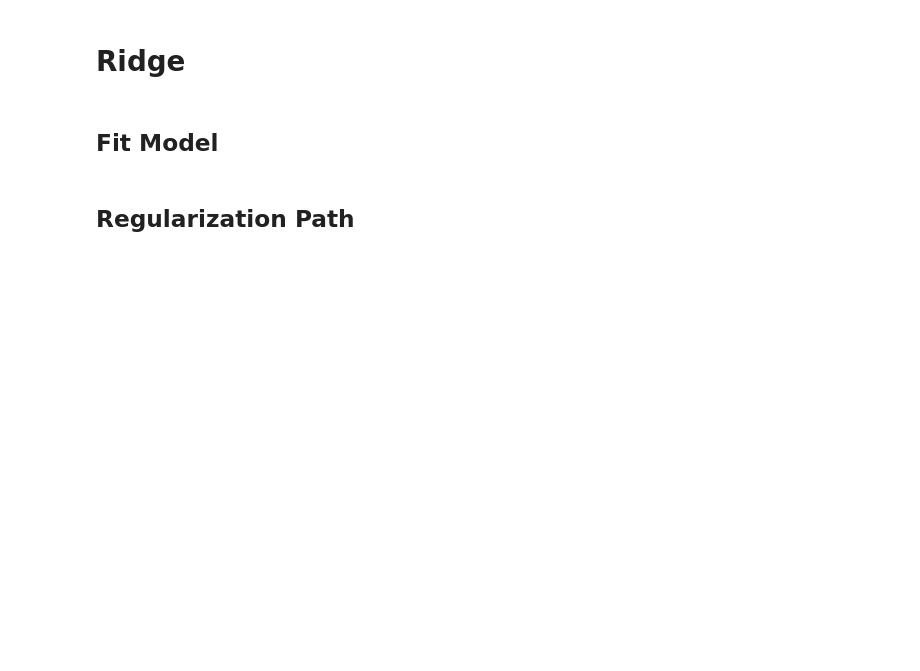
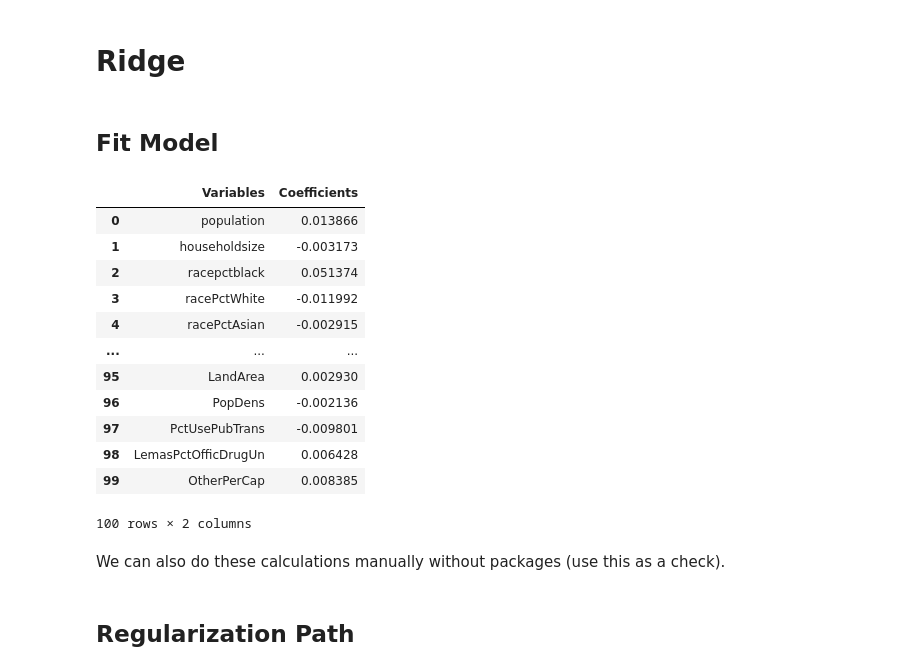
Before and after one commit to dimitris-markopoulos/CrimePredictor-ML, a Jupyter notebook: 2_ElasticNet.ipynb, the cells around one changed output. Cells and saved outputs as stored; diff of their text form; code cells hidden in the pictures; blank space fills up the shorter version.

```diff
--- a/2_ElasticNet.ipynb
+++ b/2_ElasticNet.ipynb
@@ -142,0 +160,23 @@ plt.show()
+# %%
+l2_penalty = 1
+ridge = Ridge(alpha=l2_penalty, fit_intercept=False)
+ridge.fit(X_standardized, Y_centered)
+beta = ridge.coef_
+beta
+pd.DataFrame({'Variables':colnames,'Coefficients':beta})
+# %% [output]
+|  | Variables | Coefficients |
+| 0 | population | 0.013866 |
+| 1 | householdsize | -0.003173 |
+| 2 | racepctblack | 0.051374 |
+| 3 | racePctWhite | -0.011992 |
+| 4 | racePctAsian | -0.002915 |
+| ... | ... | ... |
+| 95 | LandArea | 0.002930 |
+| 96 | PopDens | -0.002136 |
+| 97 | PctUsePubTrans | -0.009801 |
+| 98 | LemasPctOfficDrugUn | 0.006428 |
+| 99 | OtherPerCap | 0.008385 |
+100 rows × 2 columns
+# %% [markdown]
+We can also do these calculations manually without packages (use this as a check).
```
Also changed, not shown: parts of 12 cells of this notebook.
